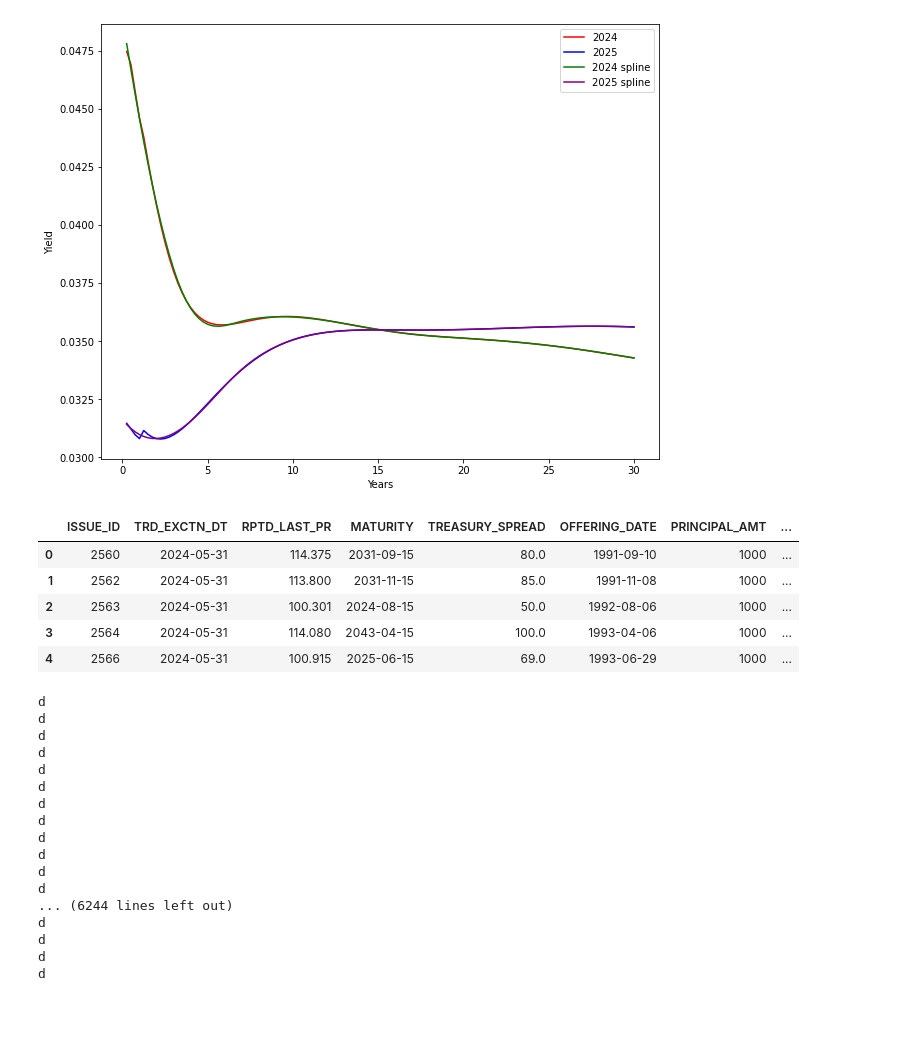
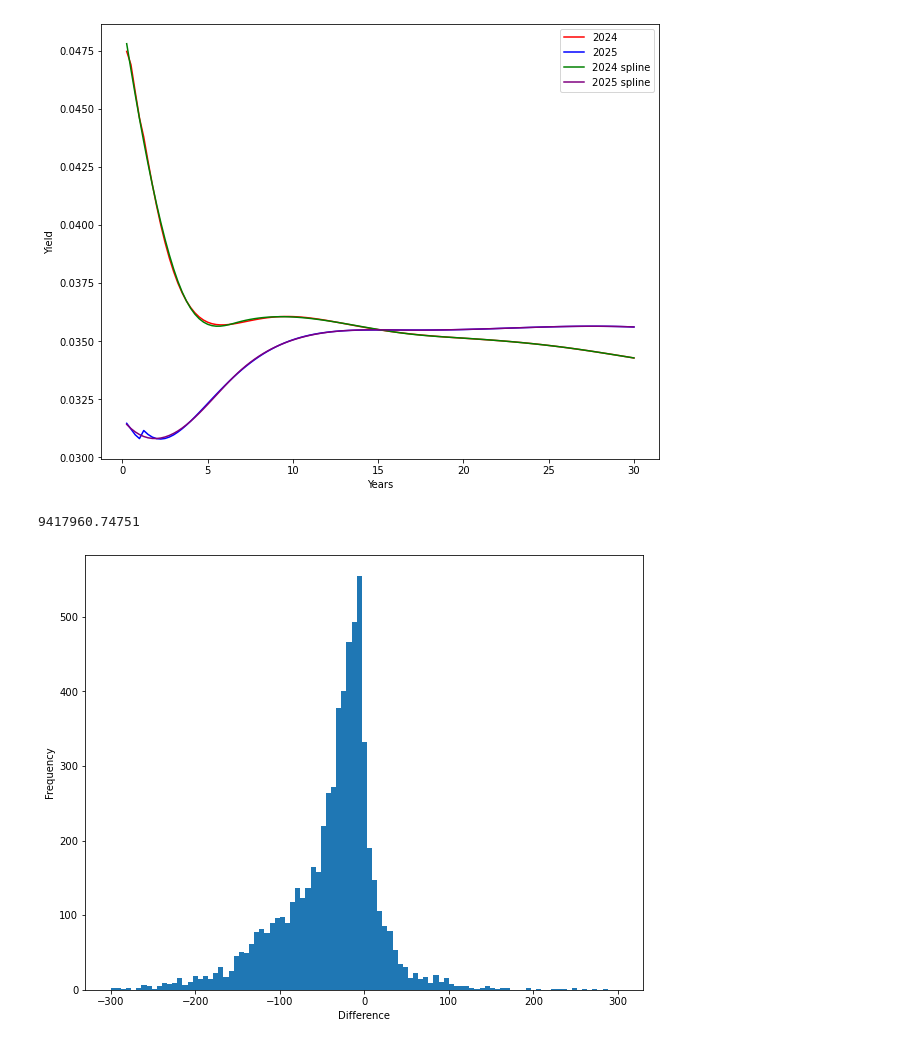
Before and after one commit to willseff/bond-pricing, a Jupyter notebook: bond_pricing.ipynb, the cells around one changed output. Drawn from its saved outputs; the diff is of its cells as text; code cells hidden in the pictures; blank space fills up the shorter version.

```diff
--- a/bond_pricing.ipynb
+++ b/bond_pricing.ipynb
@@ -91,19 +86,7 @@ plt.ylabel('Yield')
 plt.show()
 # %% [output]
 [figure]
-# %%
-bonds.head()
-# %% [output]
-|  | ISSUE_ID | TRD_EXCTN_DT | RPTD_LAST_PR | MATURITY | TREASURY_SPREAD | OFFERING_DATE | PRINCIPAL_AMT | ... |
-| 0 | 2560 | 2024-05-31 | 114.375 | 2031-09-15 | 80.0 | 1991-09-10 | 1000 | ... |
-| 1 | 2562 | 2024-05-31 | 113.800 | 2031-11-15 | 85.0 | 1991-11-08 | 1000 | ... |
-| 2 | 2563 | 2024-05-31 | 100.301 | 2024-08-15 | 50.0 | 1992-08-06 | 1000 | ... |
-| 3 | 2564 | 2024-05-31 | 114.080 | 2043-04-15 | 100.0 | 1993-04-06 | 1000 | ... |
-| 4 | 2566 | 2024-05-31 | 100.915 | 2025-06-15 | 69.0 | 1993-06-29 | 1000 | ... |
 # %%
-from datetime import datetime, timedelta
-from dateutil.relativedelta import relativedelta
-
 # given a date and a list of cash flow dates, find the number of years to the previous cash flow date
 def years_to_previous_date(date, cash_flow_dates):
 
@@ -120,9 +103,6 @@ def cashflow_dates(start_date, end_date, frequency):
         current_date -= relativedelta(months=12/frequency)
 
     return dates
-
-
-np.arange(30, 0, -1)
 
 
 # given a bond with its maturity date, coupon frequency, issue date and interest rate and principal amount make a df of all the cash flows and the number of years away each one is
@@ -150,51 +130,51 @@ def cashflows_and_years(offering_date, maturity_date, frequency, today, principa
 
     return cash_flows
 
-cashflows = cashflows_and_years(bonds['OFFERING_DATE'][1],bonds['MATURITY'][1], 2, datetime.now().date(), bonds['PRINCIPAL_AMT'][1], bonds['COUPON'][1]/100)
-
 # make a function that given the cashflows and the spline model of the yields discounts each one to the present value
 def present_value(cash_flows, spline, spread=0):
     cash_flows['Discounted'] = cash_flows['Amount']/((1 + spline(cash_flows['Years']) + spread)**cash_flows['Years'])
 
     return sum(cash_flows['Discounted'])
 
-present_value(cashflows, spline_2024, 0.06)
-
 # make a function that combines everything
-
 def bond_value(offering_date, maturity_date, frequency, today, principal, interest_rate, spline, spread):
 
     cashflows = cashflows_and_years(offering_date, maturity_date, frequency, today, principal, interest_rate)
 
     return present_value(cashflows, spline, spread)
 
-# set today to 2024-05-31
-today = datetime(2024, 5, 31).date()
+# set day to 2024-05
+date_2024 = datetime(2024, 5, 31).date()
 
 # apply the bond_value function to the bonds df
-bonds['Value'] = bonds.apply(lambda x: bond_value(x['OFFERING_DATE'],
+bonds['2024_value'] = bonds.apply(lambda x: bond_value(x['OFFERING_DATE'],
                                                   x['MATURITY'],
                                                   x['INTEREST_FREQUENCY'],
-                                                  today,
+                                                  date_2024,
                                                   x['PRINCIPAL_AMT'],
                                                   x['COUPON']/100,
                                                   spline_2024,
                                                   x['TREASURY_SPREAD']/100/100), axis=1)
+
+# the total price of all the bonds in the canadian market
+bonds['2024_value'].sum()
-# %% [output]
-d
-d
-d
-d
-d
-d
-d
-d
-d
-d
-d
-d
-... (6244 lines left out)
-d
-d
-d
-d
+# %%
+# the total price of all the bonds in the USA market
+bonds['raw_reported_price'] = bonds['RPTD_LAST_PR'] * bonds['PRINCIPAL_AMT'] /100
+bonds['raw_reported_price'].sum()
+# %% [output]
+9417960.74751
+# %%
+# take the difference between the usa prices and the canadian prices
+bonds['difference'] = bonds['raw_reported_price'] - bonds['2024_value']
+
+# histogram the differences only for a certain range
+plt.figure(figsize=(10, 8))
+
+plt.hist(bonds['difference'], bins=np.linspace(-300, 300, 100))
+
+plt.xlabel('Difference')
+plt.ylabel('Frequency')
+plt.show()
+# %% [output]
+[figure, added]
```
Also changed, not shown: parts of 5 cells of this notebook.
